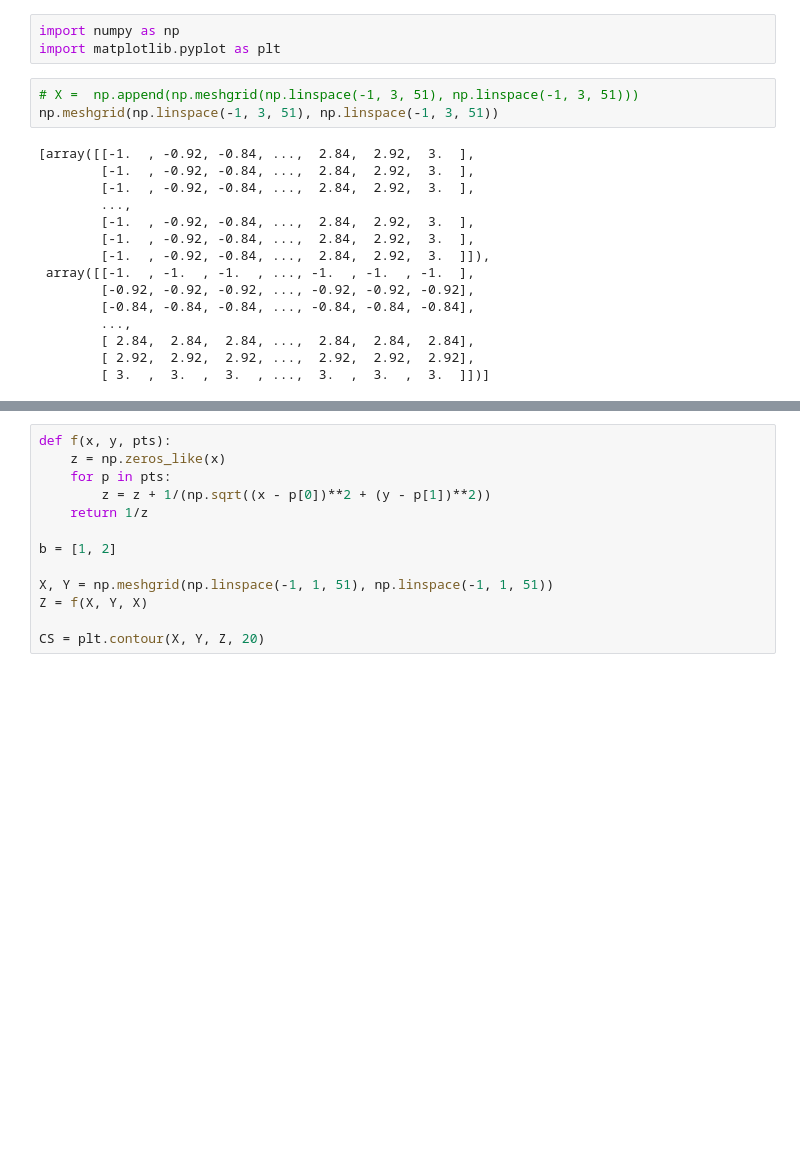
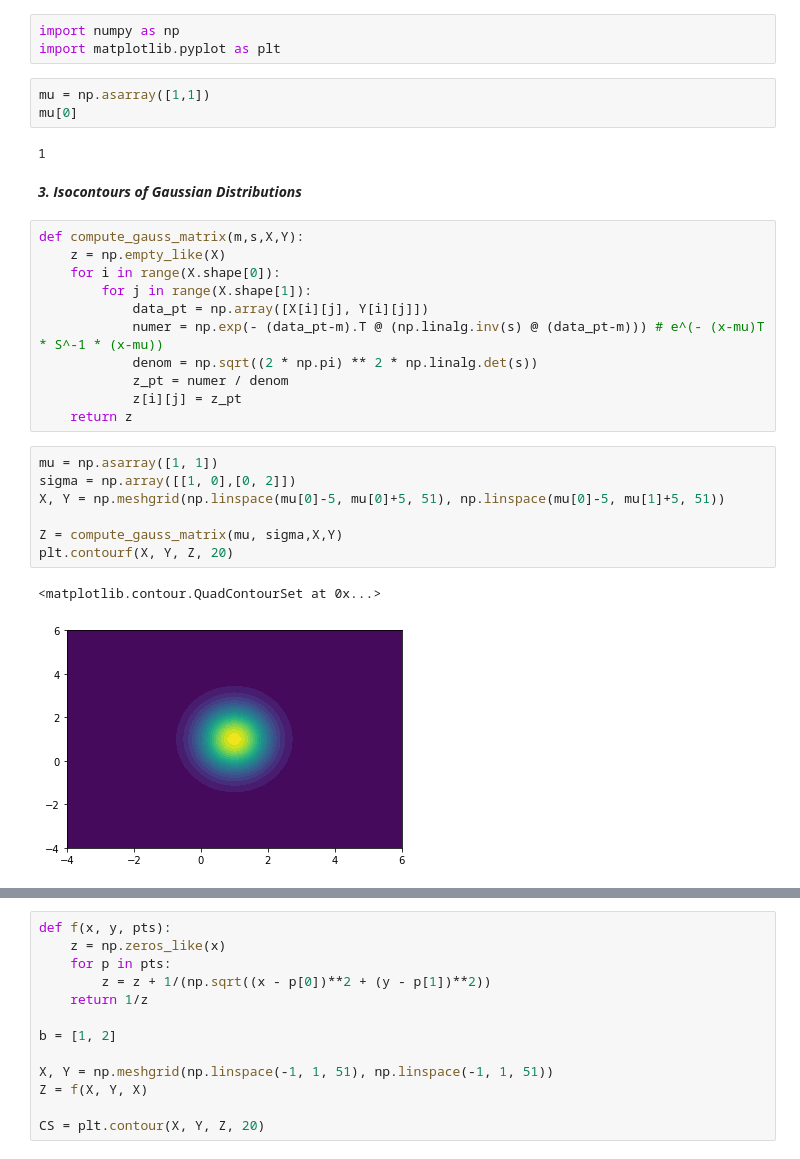
Before and after one commit to daynetran/yggdrasil, a Jupyter notebook: computer_science/upper_div/cs189/hw03/code/hw03.ipynb, the cells around one changed output, grey strips where cells are left out. Saved outputs shown, nothing was run; the diff lists cells and outputs as text; blank space fills up the shorter version.

```diff
--- a/computer_science/upper_div/cs189/hw03/code/hw03.ipynb
+++ b/computer_science/upper_div/cs189/hw03/code/hw03.ipynb
@@ -1,21 +1,31 @@
 # %%
 import numpy as np
 import matplotlib.pyplot as plt
-# %%
-# X =  np.append(np.meshgrid(np.linspace(-1, 3, 51), np.linspace(-1, 3, 51)))
-np.meshgrid(np.linspace(-1, 3, 51), np.linspace(-1, 3, 51))
-# %% [output]
-[array([[-1.  , -0.92, -0.84, ...,  2.84,  2.92,  3.  ],
-        [-1.  , -0.92, -0.84, ...,  2.84,  2.92,  3.  ],
-        [-1.  , -0.92, -0.84, ...,  2.84,  2.92,  3.  ],
-        ...,
-        [-1.  , -0.92, -0.84, ...,  2.84,  2.92,  3.  ],
-        [-1.  , -0.92, -0.84, ...,  2.84,  2.92,  3.  ],
-        [-1.  , -0.92, -0.84, ...,  2.84,  2.92,  3.  ]]),
- array([[-1.  , -1.  , -1.  , ..., -1.  , -1.  , -1.  ],
-        [-0.92, -0.92, -0.92, ..., -0.92, -0.92, -0.92],
-        [-0.84, -0.84, -0.84, ..., -0.84, -0.84, -0.84],
-        ...,
-        [ 2.84,  2.84,  2.84, ...,  2.84,  2.84,  2.84],
-        [ 2.92,  2.92,  2.92, ...,  2.92,  2.92,  2.92],
-        [ 3.  ,  3.  ,  3.  , ...,  3.  ,  3.  ,  3.  ]])]
+# %%
+mu = np.asarray([1,1])
+mu[0]
+# %% [output]
+1
+# %% [markdown]
+***3. Isocontours of Gaussian Distributions***
+# %%
+def compute_gauss_matrix(m,s,X,Y):
+    z = np.empty_like(X)
+    for i in range(X.shape[0]):
+        for j in range(X.shape[1]):
+            data_pt = np.array([X[i][j], Y[i][j]])
+            numer = np.exp(- (data_pt-m).T @ (np.linalg.inv(s) @ (data_pt-m))) # e^(- (x-mu)T * S^-1 * (x-mu))
+            denom = np.sqrt((2 * np.pi) ** 2 * np.linalg.det(s))
+            z_pt = numer / denom
+            z[i][j] = z_pt
+    return z
+# %%
+mu = np.asarray([1, 1])
+sigma = np.array([[1, 0],[0, 2]])
+X, Y = np.meshgrid(np.linspace(mu[0]-5, mu[0]+5, 51), np.linspace(mu[0]-5, mu[1]+5, 51))
+
+Z = compute_gauss_matrix(mu, sigma,X,Y)
+plt.contourf(X, Y, Z, 20)
+# %% [output]
+<matplotlib.contour.QuadContourSet at 0x...>
+[figure, added]
```
Also changed, not shown: parts of 7 cells of this notebook.
